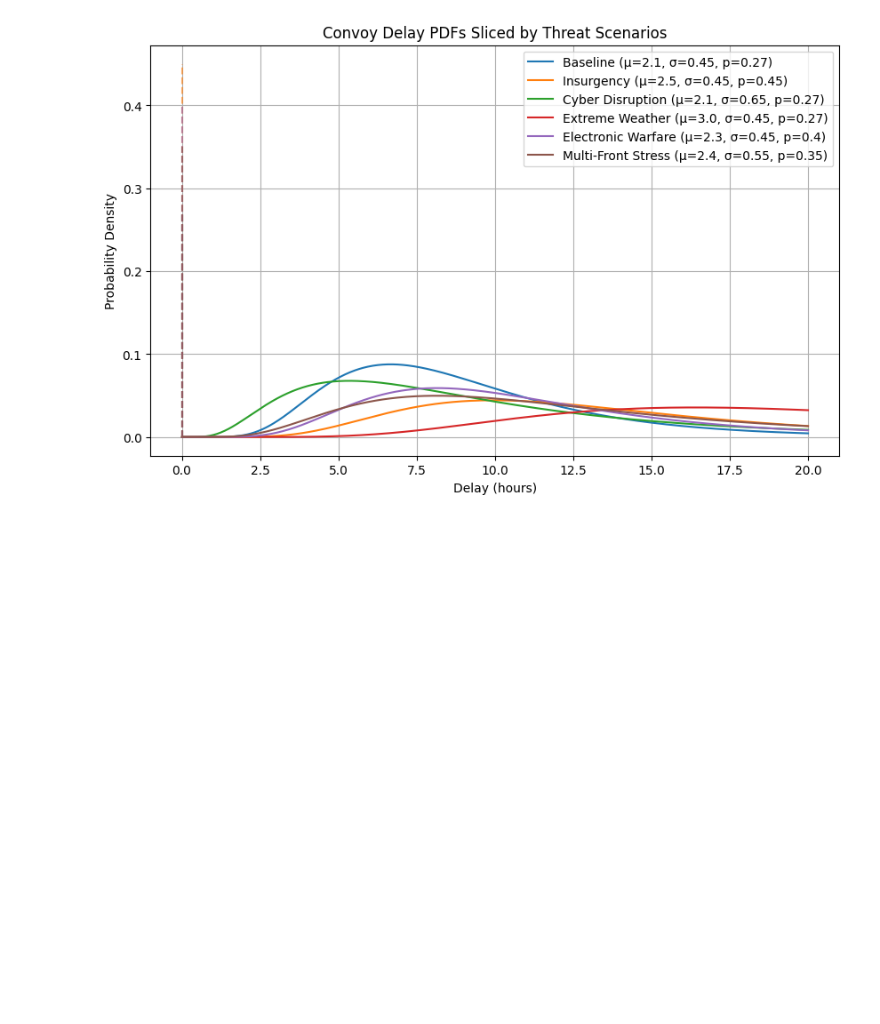
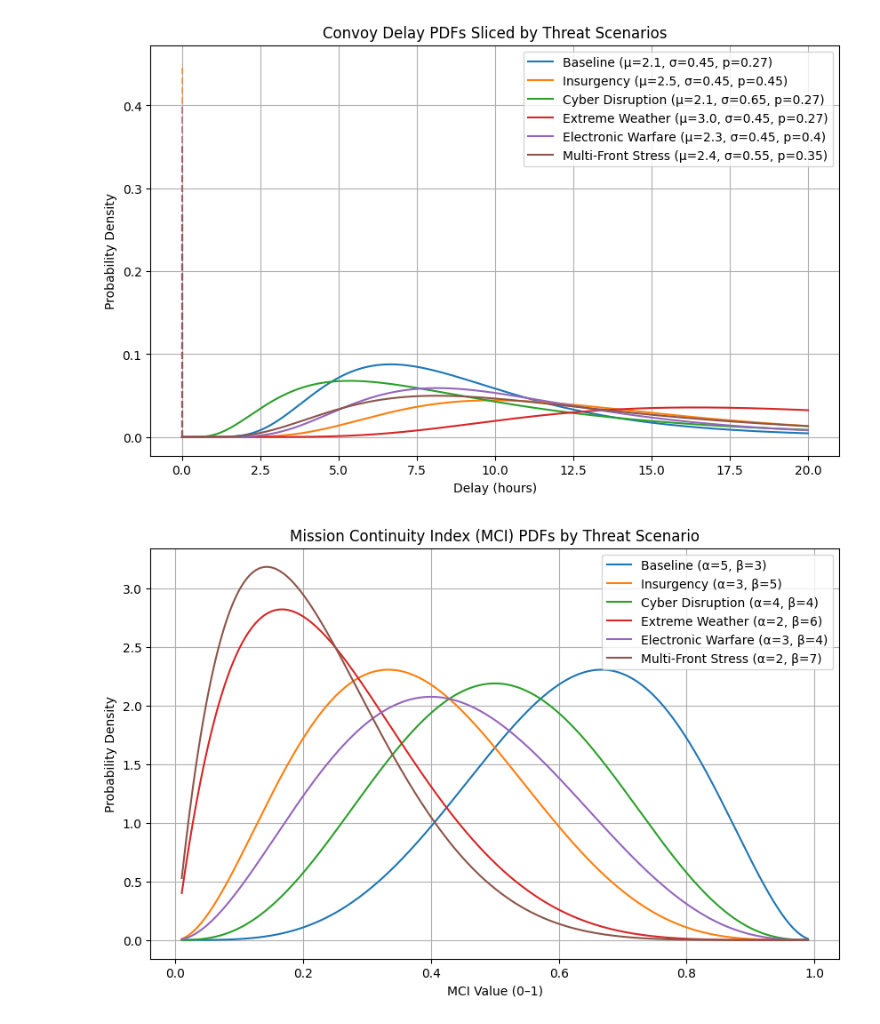
Before and after one commit to amrita13/TacticalReadinessFOB, a Jupyter notebook: ScenariospecificDL.ipynb, the cells around one changed output. Cells and saved outputs as stored; diff of their text form; code cells hidden in the pictures; blank space fills up the shorter version.

```diff
--- a/ScenariospecificDL.ipynb
+++ b/ScenariospecificDL.ipynb
@@ -66,3 +66,64 @@ plt.grid(True)
 plt.show()
 # %% [output]
 [figure]
+# %%
+
+import numpy as np
+import matplotlib.pyplot as plt
+
+# ============================================================
+# Mission Continuity Index (MCI) Scenario Modeling
+# ------------------------------------------------------------
+# MCI ranges between 0 and 1, representing the ability of a FOB
+# to sustain operations under stress.
+#
+# We model scenario-specific MCI distributions using Beta distributions,
+# because Beta(α, β) naturally fits bounded [0,1] values.
+#
+# Parameters:
+#   α (alpha): shape parameter controlling skew toward 1 (high continuity)
+#   β (beta): shape parameter controlling skew toward 0 (low continuity)
+#
+# Each scenario adjusts α and β to reflect operational stress.
+# ============================================================
+
+scenarios = {
+    # Baseline: moderate continuity, balanced distribution
+    "Baseline": {"alpha": 5, "beta": 3},
+
+    # Insurgency: frequent disruptions reduce continuity
+    "Insurgency": {"alpha": 3, "beta": 5},
+
+    # Cyber disruption: communication breakdown increases variance
+    "Cyber Disruption": {"alpha": 4, "beta": 4},
+
+    # Extreme weather: sustainment reliability drops, skew toward lower values
+    "Extreme Weather": {"alpha": 2, "beta": 6},
+
+    # Electronic warfare: jamming reduces continuity moderately
+    "Electronic Warfare": {"alpha": 3, "beta": 4},
+
+    # Multi-front stress: simultaneous threats heavily degrade continuity
+    "Multi-Front Stress": {"alpha": 2, "beta": 7}
+}
+
+# Range of MCI values [0,1]
+x = np.linspace(0.01, 0.99, 500)
+
+plt.figure(figsize=(10, 6))
+for name, params in scenarios.items():
+    alpha, beta = params["alpha"], params["beta"]
+    # Beta PDF
+    pdf = (x**(alpha-1)) * ((1-x)**(beta-1))
+    pdf /= np.trapz(pdf, x)  # normalize to make it a proper PDF
+
+    plt.plot(x, pdf, label=f"{name} (α={alpha}, β={beta})")
+
+plt.title("Mission Continuity Index (MCI) PDFs by Threat Scenario")
+plt.xlabel("MCI Value (0–1)")
+plt.ylabel("Probability Density")
+plt.legend()
+plt.grid(True)
+plt.show()
+# %% [output]
+[figure, added]
```
Also changed, not shown: parts of 2 cells of this notebook.
